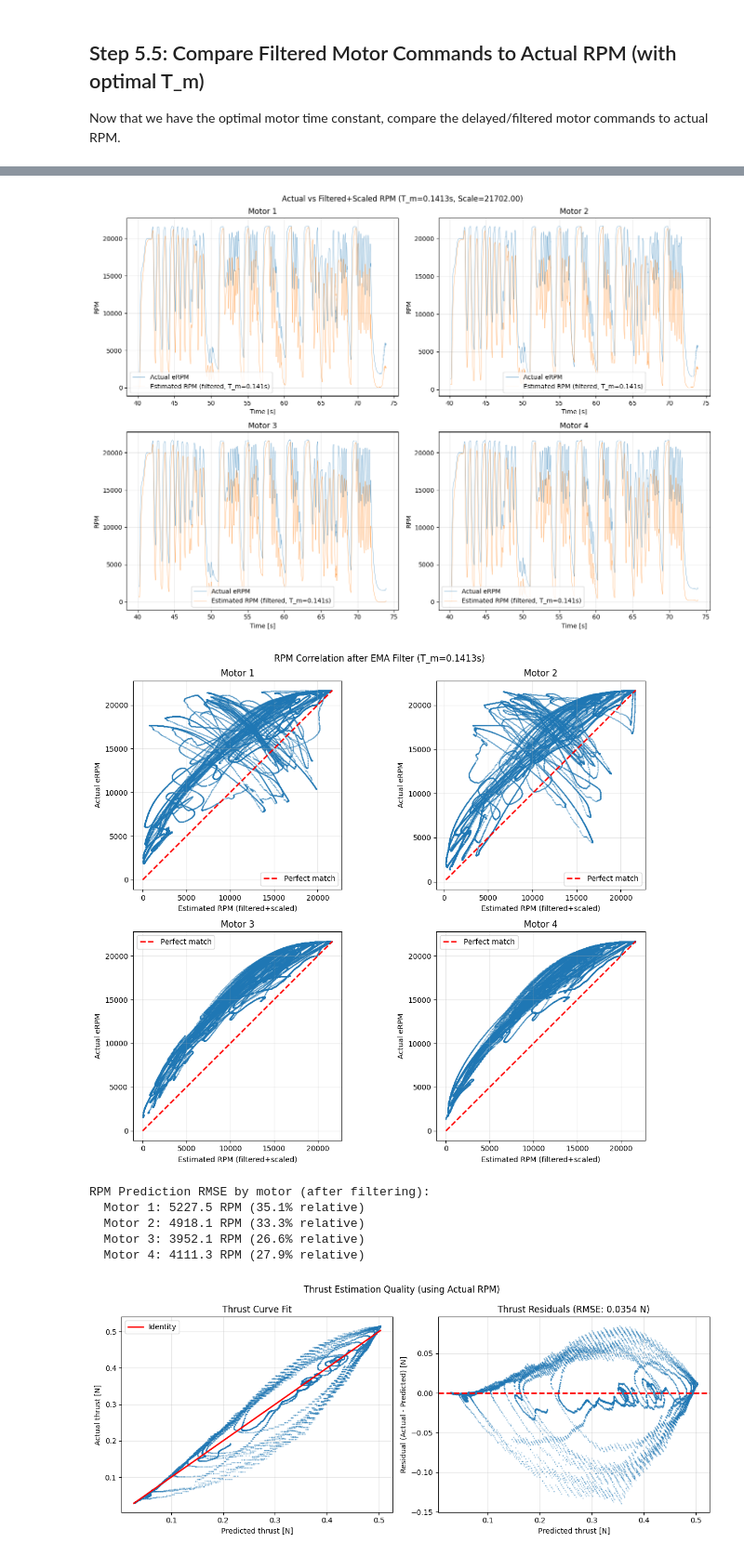
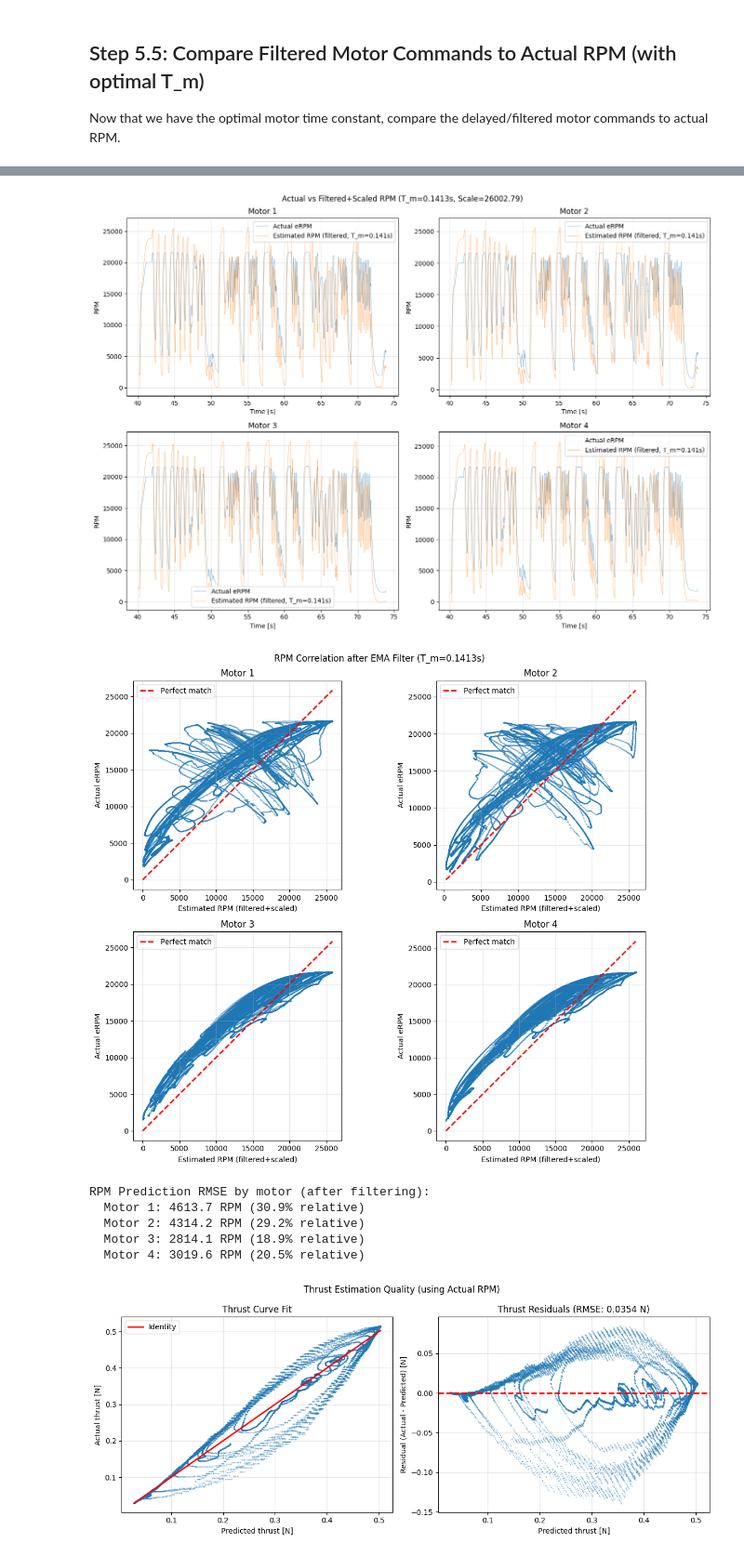
Before and after one commit to EricPedley/betaflight_tools, a Jupyter notebook: betaflight_sysid.ipynb, the cells around one changed output, grey strips where cells are left out. Shown at 93% size. Drawn from its saved outputs; the diff is of its cells as text; code cells hidden in the pictures.

```diff
--- a/betaflight_sysid.ipynb
+++ b/betaflight_sysid.ipynb
@@ -623,15 +623,14 @@ def filter_ema(timestamps, values, T_m):
         previous_t = t
     return np.array(filtered)
 
-def combine(flights, T_m, thrust_curves=None, use_actual_rpm=False, rpm_scale=None):
+def combine(flights, T_m, thrust_curves=None, use_actual_rpm=False):
     """Combine flight data with motor delay filtering.
 
     Args:
         flights: List of flight data dictionaries
         T_m: Motor time constant for EMA filter (used for motor commands, not for actual RPM)
         thrust_curves: Optional thrust curve coefficients
-        use_actual_rpm: If True and RPM data available, use actual RPM instead of filtered motor commands
-        rpm_scale: Scale factor to convert actual RPM to normalized units (0-1 range)
+        use_actual_rpm: If True and RPM data available, use actual RPM (un-normalized) instead of filtered motor commands
     """
     for flight in flights:
         timestamps = flight["timestamps"]
@@ -642,10 +641,10 @@ def combine(flights, T_m, thrust_curves=None, use_actual_rpm=False, rpm_scale=No
         # Check if we should use actual RPM data
         has_rpm = all(f"actual_rpm[{i}]" in flight["data"] for i in range(4))
 
-        if use_actual_rpm and has_rpm and rpm_scale is not None:
-            # Use actual RPM data, normalized to 0-1 range
+        if use_actual_rpm and has_rpm:
+            # Use actual RPM data directly (un-normalized)
             # NO filtering applied to actual RPM - it's already the real measurement
-            motors = np.array([flight["data"][f"actual_rpm[{i}]"]["values"] / rpm_scale for i in range(4)]).T
+            motors = np.array([flight["data"][f"actual_rpm[{i}]"]["values"] for i in range(4)]).T
         else:
             # Use filtered motor commands (original behavior)
             # This applies the EMA filter with time constant T_m
@@ -792,21 +791,25 @@ if has_rpm_data:
     print("Re-estimating thrust coefficients using ACTUAL RPM data")
     print("="*60)
 
-    # First, combine with actual RPM to get motor values from real RPM
+    # First, combine with actual RPM (un-normalized) to get motor values from real RPM
     combined_rpm, _ = combine(
         sliced_and_interpolated_flights_thrust, T_m,
-        use_actual_rpm=True, rpm_scale=rpm_scale_factor
+        use_actual_rpm=True
     )
 
-    # Re-estimate thrust coefficients with actual RPM
+    # Compute max measured RPM across all motors and flights
+    max_measured_rpm = combined_rpm["motors"].max()
+    print(f"Max measured RPM: {max_measured_rpm:.0f}")
+
+    # Re-estimate thrust coefficients with actual RPM (un-normalized)
     K_f_rpm, rmse_rpm = estimate_motor_parameters(
         combined_rpm, model, exponents_thrust_curve[0],
         verbose=True, separate=False
     )
     K_f_mean_rpm = K_f_rpm.mean(axis=0)
 
-    print(f"\nThrust coefficients (from filtered motor commands): {K_f_mean}")
-    print(f"Thrust coefficients (from actual RPM):              {K_f_mean_rpm}")
+    print(f"\nThrust coefficients (from filtered motor commands, normalized 0-1): {K_f_mean}")
+    print(f"Thrust coefficients (from actual RPM, un-normalized):               {K_f_mean_rpm}")
     print(f"\nRMSE (filtered motor commands): {rmses[np.argmin(rmses)]:.6f}")
     print(f"RMSE (actual RPM):              {rmse_rpm:.6f}")
 
@@ -817,6 +820,7 @@ else:
     print("="*60)
     print("No RPM data available - using filtered motor command coefficients")
     print("="*60)
+    max_measured_rpm = None
 
 # Now recombine with final thrust curves
 thrust_curves = np.array([K_f_mean for _ in range(4)])
@@ -824,15 +828,15 @@ thrust_curves = np.array([K_f_mean for _ in range(4)])
 if has_rpm_data:
     combined_thrust, flights_thrust_processed = combine(
         sliced_and_interpolated_flights_thrust, T_m, thrust_curves=thrust_curves,
-        use_actual_rpm=True, rpm_scale=rpm_scale_factor
+        use_actual_rpm=True
     )
     combined_inertia_roll_pitch, flights_inertia_roll_pitch_processed = combine(
         sliced_and_interpolated_flights_inertia_roll_pitch, T_m, thrust_curves=thrust_curves,
-        use_actual_rpm=True, rpm_scale=rpm_scale_factor
+        use_actual_rpm=True
     )
     combined_inertia_yaw, flights_inertia_yaw_processed = combine(
         sliced_and_interpolated_flights_inertia_yaw, T_m, thrust_curves=thrust_curves,
-        use_actual_rpm=True, rpm_scale=rpm_scale_factor
+        use_actual_rpm=True
     )
 else:
     combined_thrust, flights_thrust_processed = combine(
@@ -888,13 +893,13 @@ if has_rpm_data:
     all_filtered_motors = np.array(all_filtered_motors)
     all_actual_rpms = np.array(all_actual_rpms)
 
-    # Compute optimal scaling factor using least squares
+    # Compute optimal scaling factor using least squares (for comparison plotting only)
     # filtered_motor_cmd corresponds to actual_rpm
     # We want: actual_rpm ≈ rpm_scale_factor * filtered_motor_cmd
-    rpm_scale_factor = 21702#np.sum(all_filtered_motors * all_actual_rpms) / np.sum(all_filtered_motors ** 2)
+    rpm_scale_factor = np.sum(all_filtered_motors * all_actual_rpms) / np.sum(all_filtered_motors ** 2)
 
     print(f"Computed RPM scaling factor: {rpm_scale_factor:.2f}")
-    print(f"This means: actual_rpm ≈ {rpm_scale_factor:.2f} * filtered_motor_cmd")
+    print(f"This means: actual_rpm ≈ {rpm_scale_factor:.2f} * filtered_motor_cmd (normalized 0-1)")
 
     # Plot comparison for first flight
     fig, axs = plt.subplots(2, 2, figsize=(14, 10))
@@ -970,8 +975,5 @@ if has_rpm_data:
         rmse = np.sqrt(np.mean((actual_rpm - estimated_rpm) ** 2))
         relative_rmse = rmse / np.mean(actual_rpm) * 100
         print(f"  Motor {motor_i + 1}: {rmse:.1f} RPM ({relative_rmse:.1f}% relative)")
-
-else:
-    rpm_scale_factor = None
 # %% [output]
 Comparing filtered motor commands (with T_m=0.1413s) to actual RPM
@@ -980,10 +982,10 @@ This means: actual_rpm ≈ 21702.00 * filtered_motor_cmd
-[figure, old version]
+[figure, new version]
-[figure, old version]
+[figure, new version]
 RPM Prediction RMSE by motor (after filtering):
-  Motor 1: 5227.5 RPM (35.1% relative)
-  Motor 2: 4918.1 RPM (33.3% relative)
-  Motor 3: 3952.1 RPM (26.6% relative)
-  Motor 4: 4111.3 RPM (27.9% relative)
+  Motor 1: 4613.7 RPM (30.9% relative)
+  Motor 2: 4314.2 RPM (29.2% relative)
+  Motor 3: 2814.1 RPM (18.9% relative)
+  Motor 4: 3019.6 RPM (20.5% relative)
 # %%
 # Plot thrust fit quality
 predicted_thrust = combined_thrust["thrusts"].sum(axis=1)
```
Also changed, not shown: parts of 4 cells of this notebook.
